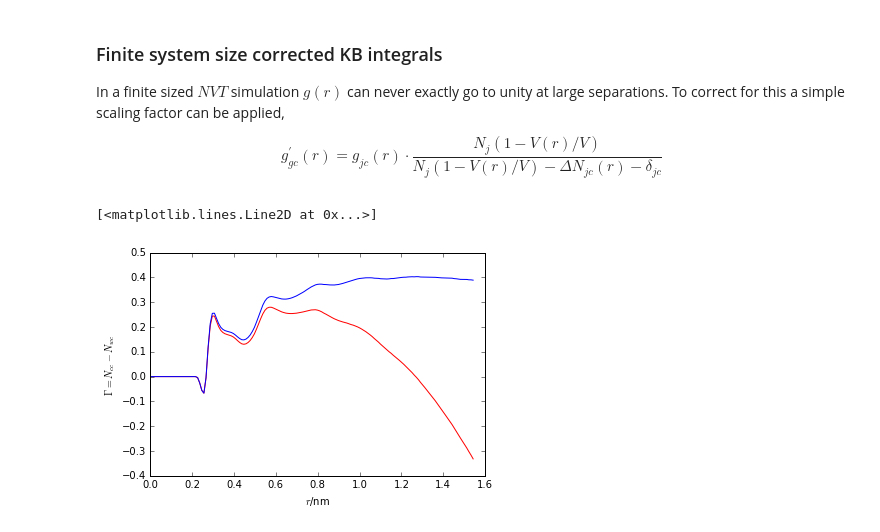
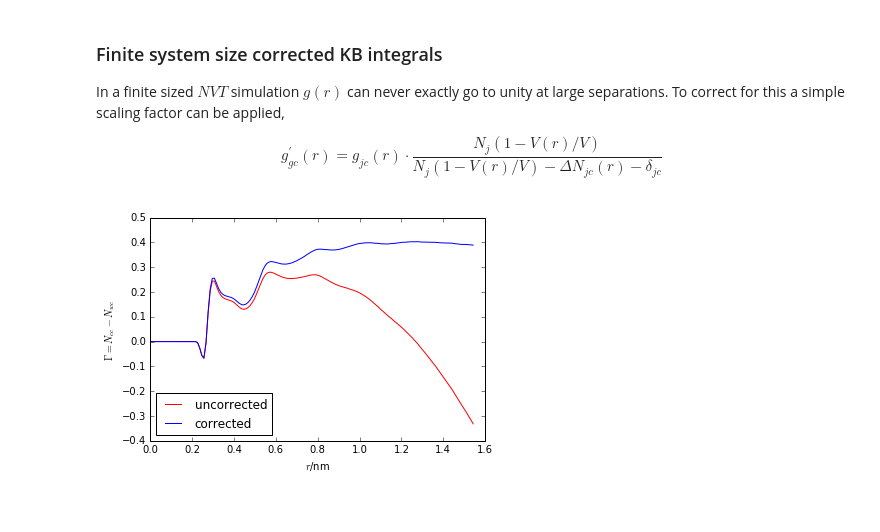
Before and after one commit to mlund/kirkwood-buff, a Jupyter notebook: nacl-water/nacl.ipynb, the cells around one changed output. Saved outputs shown, nothing was run; the diff lists cells and outputs as text; code cells hidden in the pictures.

```diff
--- a/nacl-water/nacl.ipynb
+++ b/nacl-water/nacl.ipynb
@@ -96,15 +100,15 @@ $$ g_{gc}^{\prime} (r) = g_{jc}(r) \cdot
 # %%
 Vn = 4*pi/3*r**3 / volume
 g_ccc = g_cc * N_c * (1-Vn) / ( N_c*(1-Vn)-N_cc-1)
 g_wcc = g_wc * N_w * (1-Vn) / ( N_w*(1-Vn)-N_wc-0)
-
 N_ccc  = rho_c * 4*pi*dr*np.cumsum( ( g_ccc - 1 )*r**2 )
 N_wcc  = rho_c * 4*pi*dr*np.cumsum( ( g_wcc - 1 )*r**2 )
 Gammac = N_ccc - N_wcc
 plt.xlabel('$r$/nm')
 plt.ylabel('$\\Gamma = N_{cc}-N_{wc}$')
-plt.plot(r, Gamma, 'r-')
-plt.plot(r, Gammac, 'b-')
+plt.plot(r, Gamma, color='r', linestyle='-', label='uncorrected')
+plt.plot(r, Gammac, color='b', label='corrected')
+plt.legend(loc=3)
+plt.savefig('gamma.pdf')
 # %% [output]
-[<matplotlib.lines.Line2D at 0x...>]
-[figure, old version]
+[figure, new version]
```
Also changed, not shown: parts of 3 cells of this notebook, 4 other files.
